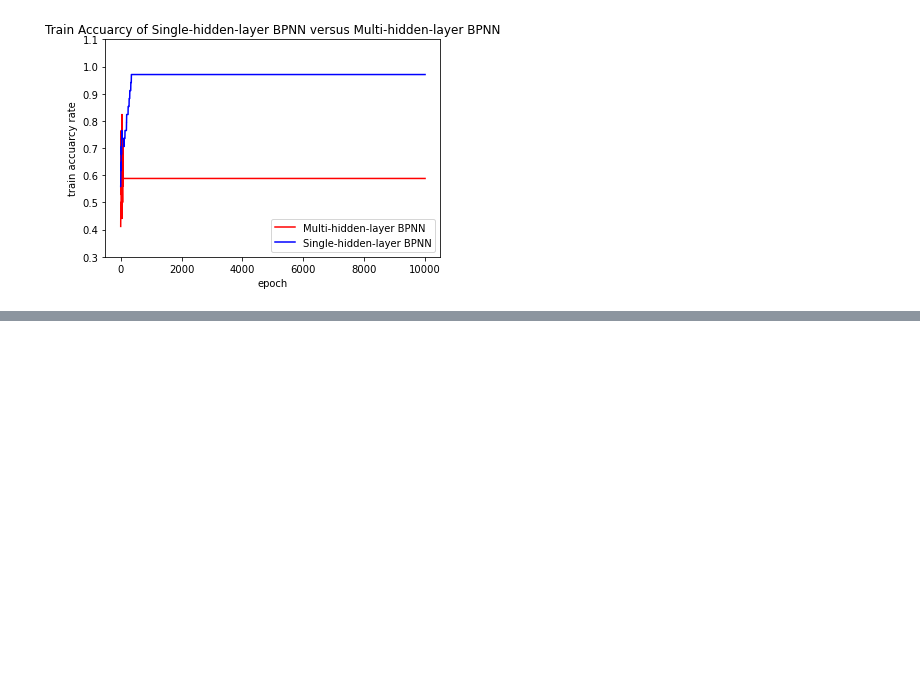
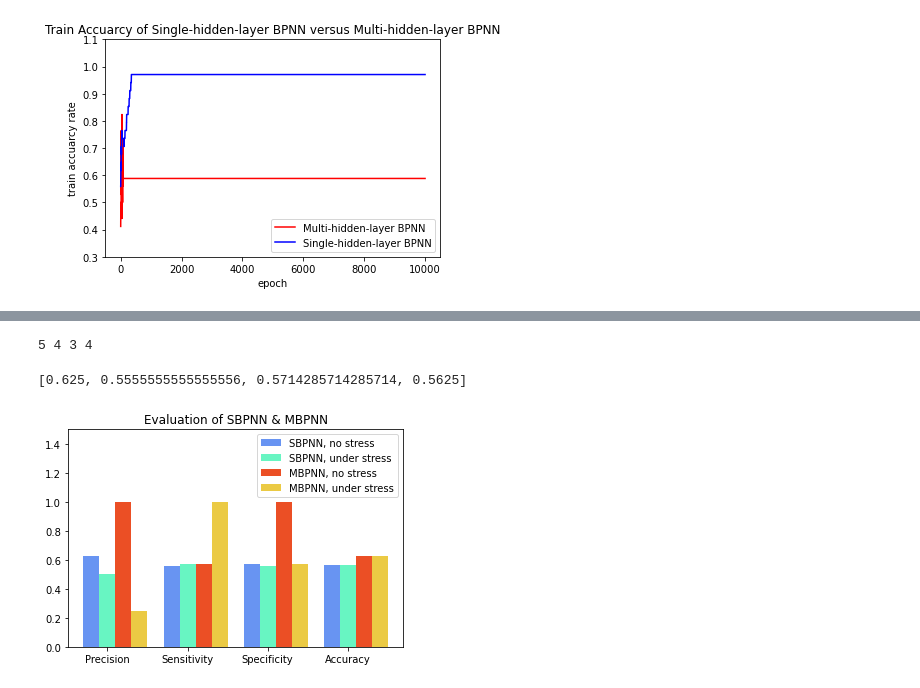
Before and after one commit to brlinbiu/stress-detector, a Jupyter notebook: quick_pre_demo.ipynb, the cells around one changed output, grey strips where cells are left out. Cells and saved outputs as stored; diff of their text form; code cells hidden in the pictures; blank space fills up the shorter version.

```diff
--- a/quick_pre_demo.ipynb
+++ b/quick_pre_demo.ipynb
@@ -399,0 +384,49 @@ ax.legend()
+# %%
+TP = 0
+TN = 0
+FP = 0
+FN = 0
+eval_0_sbpnn = []
+for i in range(len(label_result)):
+    if(label_result[i] == 0 and predict_results[i] == label_result[i]):
+        TP += 1
+    if(label_result[i] == 1 and predict_results[i] == label_result[i]):
+        TN += 1
+    if(label_result[i] == 0 and predict_results[i] != label_result[i]):
+        FP += 1
+    if(label_result[i] == 1 and predict_results[i] != label_result[i]):
+        FN += 1
+print(TP, TN, FP, FN)
+eval_0_sbpnn.extend([TP/(TP+FP), TP/(TP+FN), TN/(TN+FP), (TP+TN)/(TN+FN+TP+FP)])
+# %% [output]
+5 4 3 4
+# %%
+eval_0_sbpnn
+# %% [output]
+[0.625, 0.5555555555555556, 0.5714285714285714, 0.5625]
+# %%
+eval_1_mbpnn = np.loadtxt("eval_1.csv", delimiter=",", dtype=np.float32)
+# %%
+name_list = ['Precision','Sensitivity','Specificity','Accuracy']
+x =list(range(len(eval_0_sbpnn)))
+total_width, n = 0.8, 4
+width = total_width / n
+
+plt.bar(x, eval_0_sbpnn, width=width, label='SBPNN, no stress', fc='#6894F2')
+for i in range(len(x)):
+    x[i] = x[i] + width
+plt.bar(x, eval_1_sbpnn, width=width, label='SBPNN, under stress',
+        tick_label=name_list, fc='#68F5C2')
+for i in range(len(x)):
+    x[i] = x[i] + width
+plt.bar(x, eval_0_mbpnn, width=width, label='MBPNN, no stress', fc='#EB4F25')
+for i in range(len(x)):
+    x[i] = x[i] + width
+plt.bar(x, eval_1_mbpnn, width=width,
+        label='MBPNN, under stress', fc='#EBCA44')
+plt.legend()
+plt.title('Evaluation of SBPNN & MBPNN')
+plt.ylim(0, 1.5)
+plt.show()
+# %% [output]
+[figure, added]
```
Also changed, not shown: parts of 9 cells of this notebook, 7 other files.
